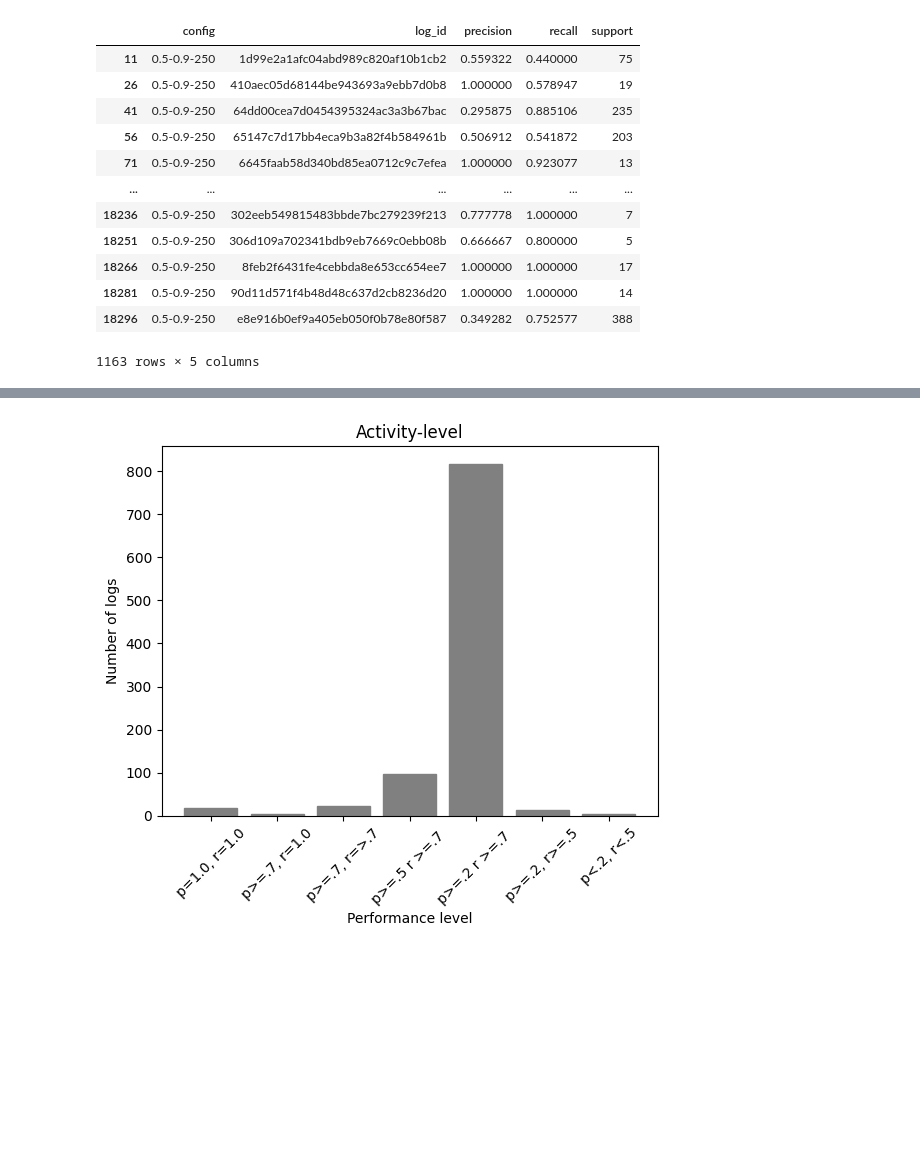
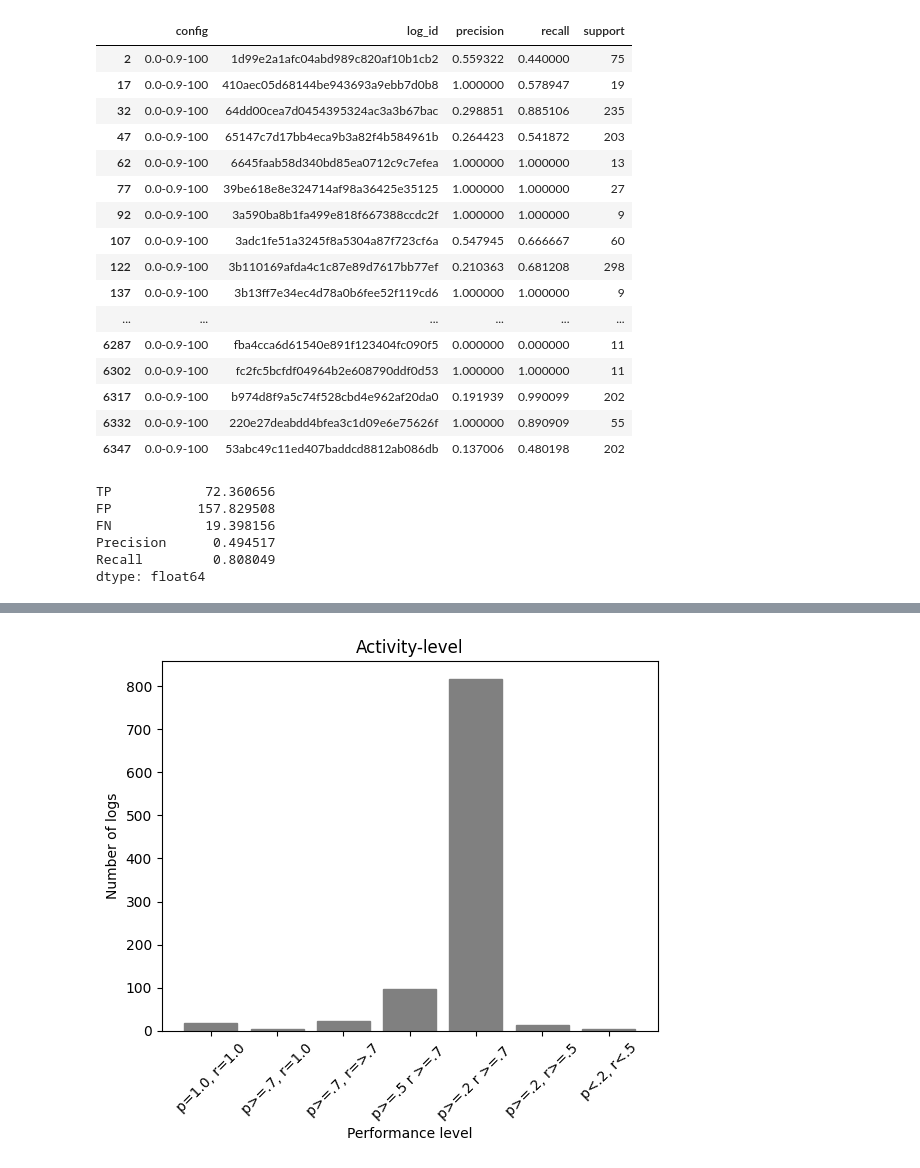
Before and after one commit to a-rebmann/semantic-constraint-miner, a Jupyter notebook: notebooks/evaluation_results.ipynb, the cells around one changed output, grey strips where cells are left out. Cells and saved outputs as stored; diff of their text form; code cells hidden in the pictures; blank space fills up the shorter version.

```diff
--- a/notebooks/evaluation_results.ipynb
+++ b/notebooks/evaluation_results.ipynb
@@ -6,7 +8,9 @@ from pathlib import Path
 from semconstmining.config import Config
 import warnings
 warnings.filterwarnings('ignore')
-res_file = "folds_2023-08-07 21-52-36.csv"
+#res_file = "folds_2023-08-07 21-52-36.csv"
+#res_file = "folds_2023-08-23 10-51-48.csv"
+res_file= "folds_2023-08-24 20-46-36.csv"
 conf = Config(Path(os.getcwd()).parents[1].resolve(), "sap_sam_filtered")
 
 import pandas as pd
@@ -20,6 +24,7 @@ if "config" not in run_results_df.columns:
     run_results_df["config"] = "best"
 if "run_time" not in run_results_df.columns:
     run_results_df["run_time"] = 0
+pd.set_option('display.max_rows', 100)
 run_results_df
 # %% [output]
 |  | config | log_id | tp | fp | fn | precision | recall | support | run_time | ... |
@@ -213,0 +145,5 @@ table_df#['Recall$_{sem}$'].max()
+# %%
+# Only when semantic similarity weight is 0.9
+table_df = table_df[(table_df["$\omega$"].str.contains("0.9")) & (table_df["$\tau$"].isin(["0.5","0.6","0.7","0.8"]))]
+pd.set_option('display.max_rows', None)
+table_df
@@ -234,37 +188,57 @@ Multi-object & 500 & 0.9 & 0.5 & 80.06 & 1.89 & 2245.41 & 65.09 & 15.28 & 1.16 &
 # %%
 import os
 from pathlib import Path
 from semconstmining.config import Config
 import warnings
 warnings.filterwarnings('ignore')
-res_file = "folds_2023-07-14 08-45-16.csv"
+res_file = "folds_2023-08-23 00-50-38.csv"
 conf = Config(Path(os.getcwd()).parents[1].resolve(), "sap_sam_filtered")
 
 import pandas as pd
 import matplotlib.pyplot as plt
 
-best_config_per_type = {conf.ACTIVITY: "0.0-0.9-50", conf.OBJECT: "0.5-0.9-250", conf.MULTI_OBJECT: "0.0-0.9-50", conf.RESOURCE: "0.5-0.9-100"}
+best_config_per_type = {conf.ACTIVITY: "0.0-0.9-100", conf.OBJECT: "0.0-0.9-100", conf.MULTI_OBJECT: "0.0-0.9-100", conf.RESOURCE: "0.5-0.9-100"}
 run_results_df = pd.read_csv(conf.DATA_EVAL / res_file)
 per_const_dfs = {}
 for const_type in const_types:
     const_df = run_results_df[["config", "log_id", f"{const_type}_precision", f"{const_type}_recall",  f"{const_type}_support"]]
     const_df.rename(columns={f"{const_type}_precision": "precision", f"{const_type}_recall": "recall", f"{const_type}_support": "support"}, inplace=True)
     per_const_dfs[const_type] = const_df[(const_df["config"]==best_config_per_type[const_type]) & (const_df["support"] > 0)]
 per_const_dfs["Object"]
 # %% [output]
 |  | config | log_id | precision | recall | support |
-| 11 | 0.5-0.9-250 | 1d99e2a1afc04abd989c820af10b1cb2 | 0.559322 | 0.440000 | 75 |
-| 26 | 0.5-0.9-250 | 410aec05d68144be943693a9ebb7d0b8 | 1.000000 | 0.578947 | 19 |
-| 41 | 0.5-0.9-250 | 64dd00cea7d0454395324ac3a3b67bac | 0.295875 | 0.885106 | 235 |
-| 56 | 0.5-0.9-250 | 65147c7d17bb4eca9b3a82f4b584961b | 0.506912 | 0.541872 | 203 |
-| 71 | 0.5-0.9-250 | 6645faab58d340bd85ea0712c9c7efea | 1.000000 | 0.923077 | 13 |
+| 2 | 0.0-0.9-100 | 1d99e2a1afc04abd989c820af10b1cb2 | 0.559322 | 0.440000 | 75 |
+| 17 | 0.0-0.9-100 | 410aec05d68144be943693a9ebb7d0b8 | 1.000000 | 0.578947 | 19 |
+| 32 | 0.0-0.9-100 | 64dd00cea7d0454395324ac3a3b67bac | 0.298851 | 0.885106 | 235 |
+| 47 | 0.0-0.9-100 | 65147c7d17bb4eca9b3a82f4b584961b | 0.264423 | 0.541872 | 203 |
+| 62 | 0.0-0.9-100 | 6645faab58d340bd85ea0712c9c7efea | 1.000000 | 1.000000 | 13 |
+| 77 | 0.0-0.9-100 | 39be618e8e324714af98a36425e35125 | 1.000000 | 1.000000 | 27 |
+| 92 | 0.0-0.9-100 | 3a590ba8b1fa499e818f667388ccdc2f | 1.000000 | 1.000000 | 9 |
+| 107 | 0.0-0.9-100 | 3adc1fe51a3245f8a5304a87f723cf6a | 0.547945 | 0.666667 | 60 |
+| 122 | 0.0-0.9-100 | 3b110169afda4c1c87e89d7617bb77ef | 0.210363 | 0.681208 | 298 |
+| 137 | 0.0-0.9-100 | 3b13ff7e34ec4d78a0b6fee52f119cd6 | 1.000000 | 1.000000 | 9 |
 | ... | ... | ... | ... | ... | ... |
-| 18236 | 0.5-0.9-250 | 302eeb549815483bbde7bc279239f213 | 0.777778 | 1.000000 | 7 |
-| 18251 | 0.5-0.9-250 | 306d109a702341bdb9eb7669c0ebb08b | 0.666667 | 0.800000 | 5 |
-| 18266 | 0.5-0.9-250 | 8feb2f6431fe4cebbda8e653cc654ee7 | 1.000000 | 1.000000 | 17 |
-| 18281 | 0.5-0.9-250 | 90d11d571f4b48d48c637d2cb8236d20 | 1.000000 | 1.000000 | 14 |
-| 18296 | 0.5-0.9-250 | e8e916b0ef9a405eb050f0b78e80f587 | 0.349282 | 0.752577 | 388 |
+| 6287 | 0.0-0.9-100 | fba4cca6d61540e891f123404fc090f5 | 0.000000 | 0.000000 | 11 |
+| 6302 | 0.0-0.9-100 | fc2fc5bcfdf04964b2e608790ddf0d53 | 1.000000 | 1.000000 | 11 |
+| 6317 | 0.0-0.9-100 | b974d8f9a5c74f528cbd4e962af20da0 | 0.191939 | 0.990099 | 202 |
+| 6332 | 0.0-0.9-100 | 220e27deabdd4bfea3c1d09e6e75626f | 1.000000 | 0.890909 | 55 |
+| 6347 | 0.0-0.9-100 | 53abc49c11ed407baddcd8812ab086db | 0.137006 | 0.480198 | 202 |
-1163 rows × 5 columns
+# %%
+act_mask = ((table_df["Type"]==conf.ACTIVITY) & (table_df["k"]== "100") &  (table_df["$\tau$"]== "0.0") & (table_df["$\omega$"]== "0.9"))
+obj_mask = ((table_df["Type"]==conf.OBJECT) & (table_df["k"]== "100") &  (table_df["$\tau$"]== "0.0") & (table_df["$\omega$"]== "0.9"))
+intobj_mask = ((table_df["Type"]==conf.MULTI_OBJECT) & (table_df["k"]== "100") &  (table_df["$\tau$"]== "0.0") & (table_df["$\omega$"]== "0.9"))
+role_mask = ((table_df["Type"]==conf.RESOURCE) & (table_df["k"]== "100") &  (table_df["$\tau$"]== "0.0") & (table_df["$\omega$"]== "0.9"))
+mask = act_mask | obj_mask | intobj_mask | role_mask
+best = table_df[mask]
+bestdf = best[["TP","FP", "FN", "Precision", "Recall"]].mean()
+bestdf
+# %% [output]
+TP            72.360656
+FP           157.829508
+FN            19.398156
+Precision      0.494517
+Recall         0.808049
+dtype: float64
 # %%
 counts_perfect = {}
 counts_great = {}
```
Also changed, not shown: parts of 14 cells of this notebook, 3 other files.
